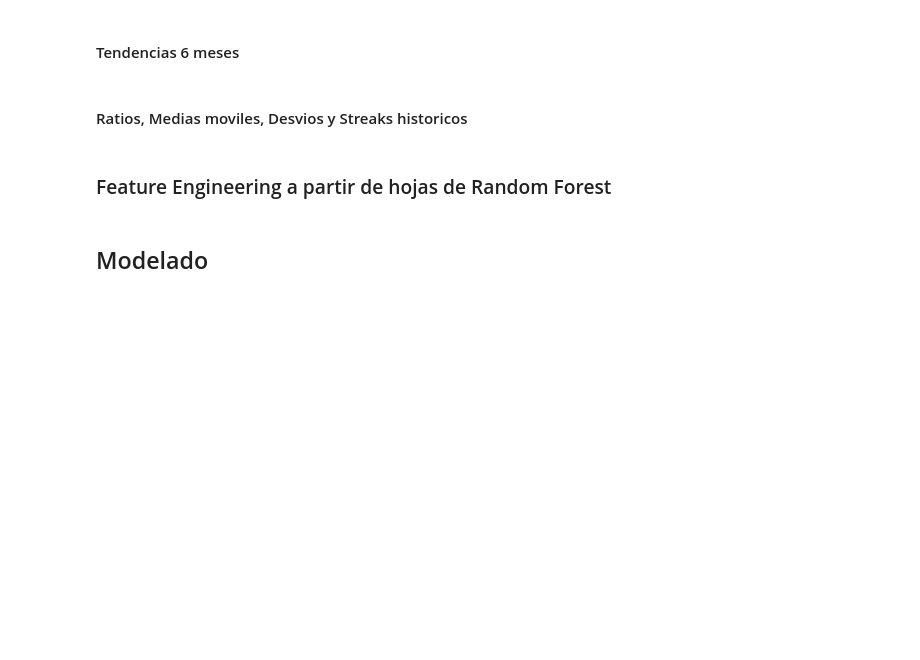
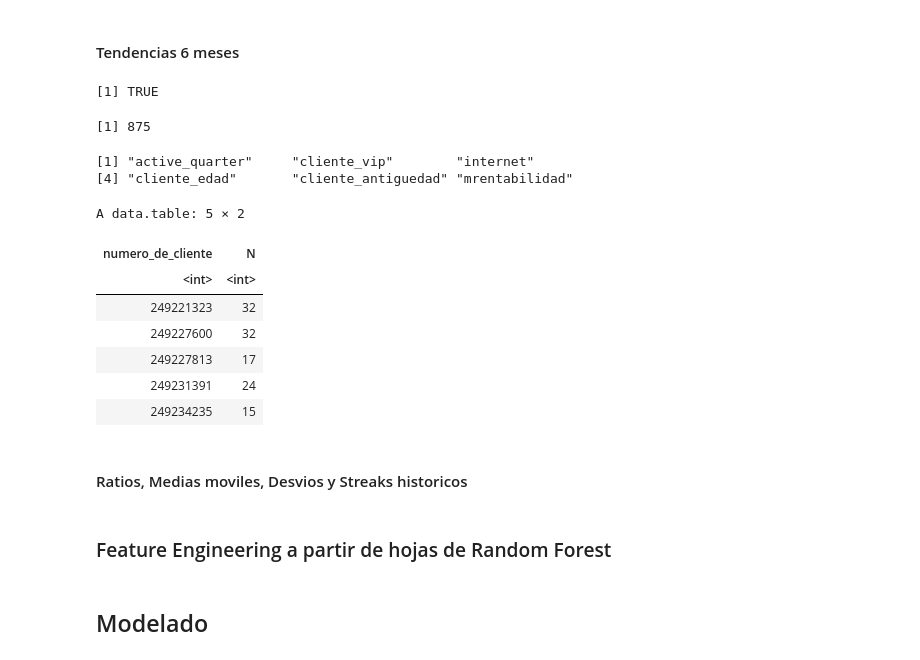
Before and after one commit to missvico/dmeyf2025, a Jupyter notebook: src/churn/C2020/apo-501.ipynb, the cells around one changed output. Saved outputs shown, nothing was run; the diff lists cells and outputs as text; code cells hidden in the pictures; blank space fills up the shorter version.

Commit message:
agregar cols lagueables

```diff
--- a/src/churn/C2020/apo-501.ipynb
+++ b/src/churn/C2020/apo-501.ipynb
@@ -213,5 +237,31 @@ Sys.time()
 # %% [markdown]
 #### Tendencias 6 meses
+# %%
+# 1) ¿Es data.table?
+is.data.table(dataset)
+
+# 2) ¿Qué columnas está intentando laguear?
+id_col <- "numero_de_cliente"; time_col <- "foto_mes"
+exclude <- c("clase_ternaria")
+
+cols_lagueables <- setdiff(names(dataset), c(id_col, time_col, exclude))
+length(cols_lagueables); head(cols_lagueables)
+
+# 3) ¿Hay más de un registro por cliente (si no, los lags serían todo NA)?
+dataset[, .N, by = id_col][N > 1L][1:5]
+# %% [output]
+[1] TRUE
+[1] 875
+[1] "active_quarter"     "cliente_vip"        "internet"
+[4] "cliente_edad"       "cliente_antiguedad" "mrentabilidad"
+A data.table: 5 × 2
+| numero_de_cliente | N |
+| <int> | <int> |
+| 249221323 | 32 |
+| 249227600 | 32 |
+| 249227813 | 17 |
+| 249231391 | 24 |
+| 249234235 | 15 |
 # %%
 
 cols_lagueables <- intersect(cols_lagueables, colnames(dataset))
```
Also changed, not shown: parts of 2 cells of this notebook.
